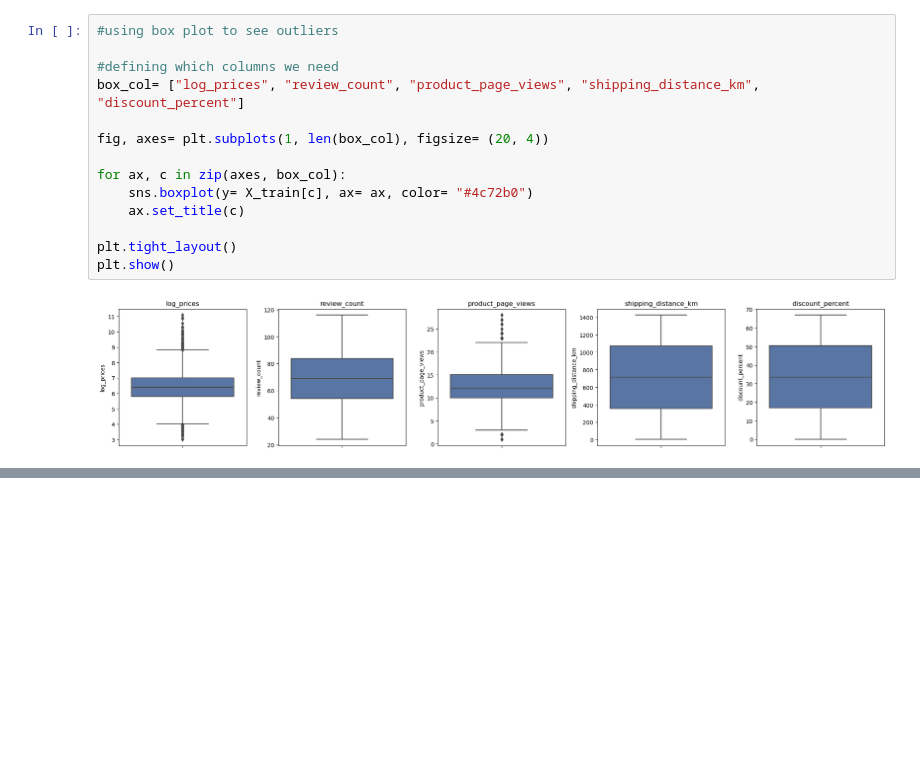
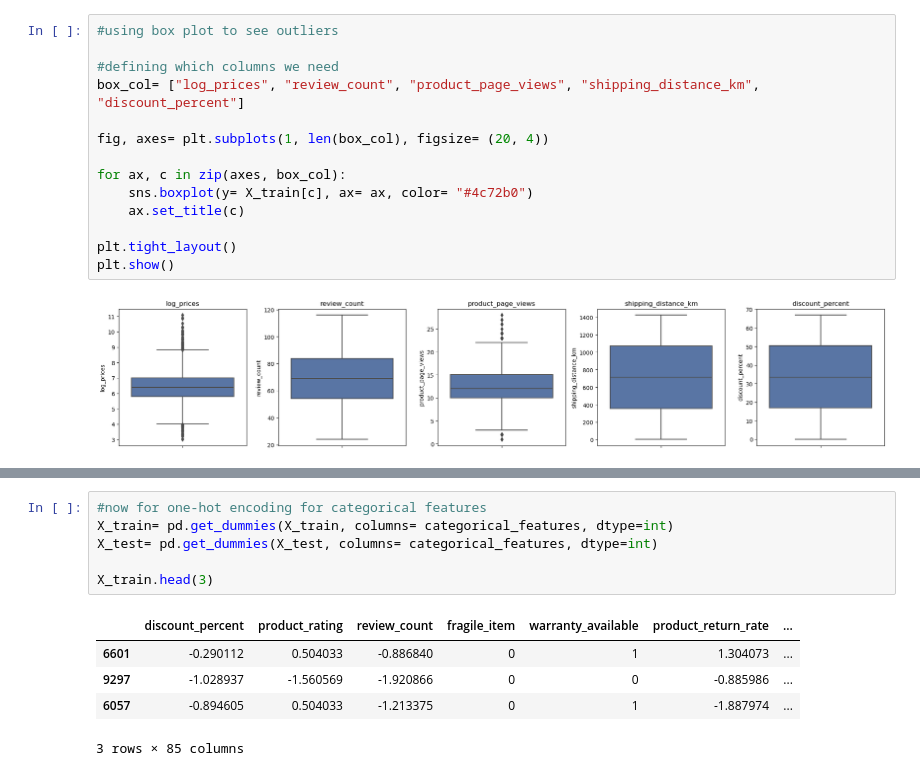
Before and after one commit to azeem932356/product-return-risk-prediction, a Jupyter notebook: product_return.ipynb, the cells around one changed output, grey strips where cells are left out. Drawn from its saved outputs; the diff is of its cells as text; blank space fills up the shorter version.

```diff
--- a/product_return.ipynb
+++ b/product_return.ipynb
@@ -535,0 +676,12 @@ plt.show()
+# %%
+#now for one-hot encoding for categorical features
+X_train= pd.get_dummies(X_train, columns= categorical_features, dtype=int)
+X_test= pd.get_dummies(X_test, columns= categorical_features, dtype=int)
+
+X_train.head(3)
+# %% [output]
+|  | discount_percent | product_rating | review_count | fragile_item | warranty_available | product_return_rate | ... |
+| 6601 | -0.290112 | 0.504033 | -0.886840 | 0 | 1 | 1.304073 | ... |
+| 9297 | -1.028937 | -1.560569 | -1.920866 | 0 | 0 | -0.885986 | ... |
+| 6057 | -0.894605 | 0.504033 | -1.213375 | 0 | 1 | -1.887974 | ... |
+3 rows × 85 columns
```
Also changed, not shown: parts of 10 cells of this notebook.
